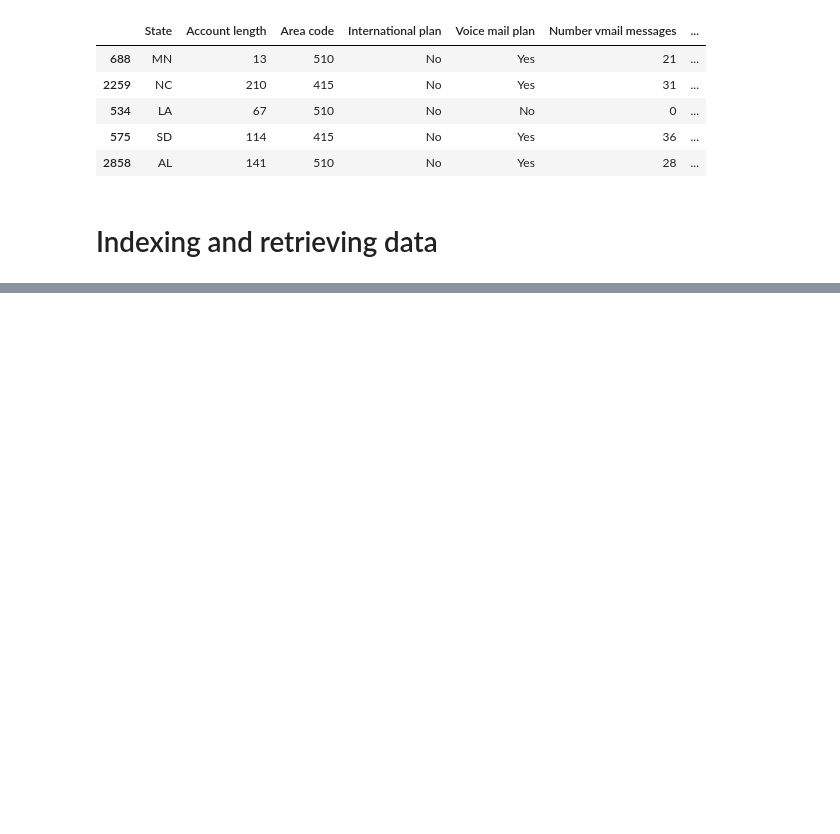
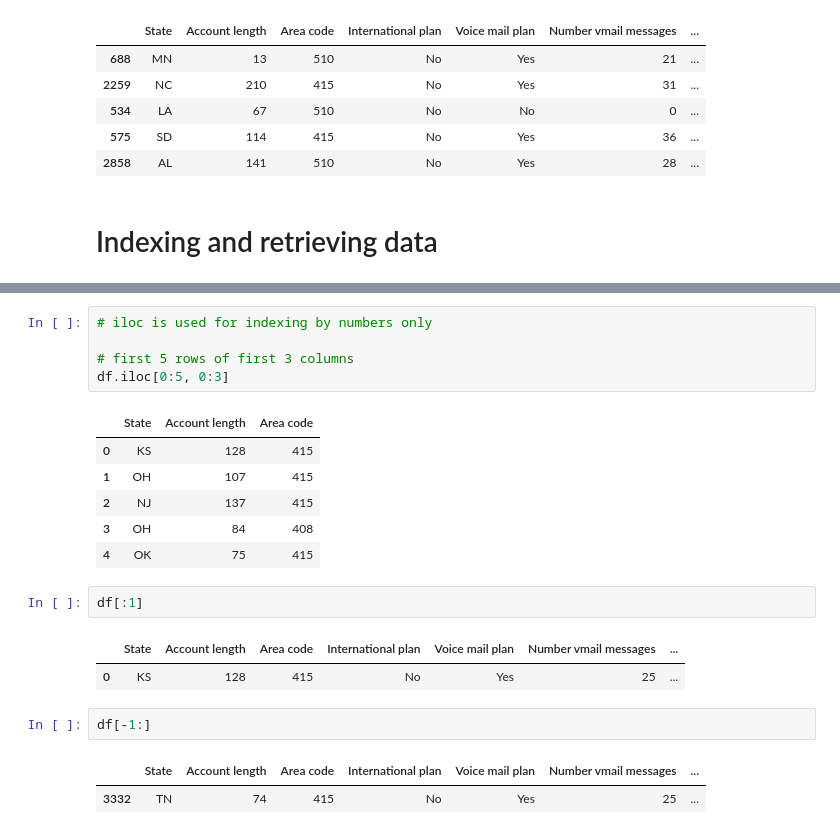
Before and after one commit to Venchislav/AI-Journey-Zero-to-Hero, a Jupyter notebook: ML Course AI/Notebooks/MLCourse_AI_Topic_1.ipynb, the cells around one changed output, grey strips where cells are left out. Cells and saved outputs as stored; diff of their text form; blank space fills up the shorter version.

```diff
--- a/ML Course AI/Notebooks/MLCourse_AI_Topic_1.ipynb
+++ b/ML Course AI/Notebooks/MLCourse_AI_Topic_1.ipynb
@@ -149,0 +183,22 @@ df.sort_values(by=['Churn', 'Total day charge'], ascending=[True, False]).head()
+# %%
+# iloc is used for indexing by numbers only
+
+# first 5 rows of first 3 columns
+df.iloc[0:5, 0:3]
+# %% [output]
+|  | State | Account length | Area code |
+| 0 | KS | 128 | 415 |
+| 1 | OH | 107 | 415 |
+| 2 | NJ | 137 | 415 |
+| 3 | OH | 84 | 408 |
+| 4 | OK | 75 | 415 |
+# %%
+df[:1]
+# %% [output]
+|  | State | Account length | Area code | International plan | Voice mail plan | Number vmail messages | ... |
+| 0 | KS | 128 | 415 | No | Yes | 25 | ... |
+# %%
+df[-1:]
+# %% [output]
+|  | State | Account length | Area code | International plan | Voice mail plan | Number vmail messages | ... |
+| 3332 | TN | 74 | 415 | No | Yes | 25 | ... |
```
Also changed, not shown: parts of 4 cells of this notebook.
